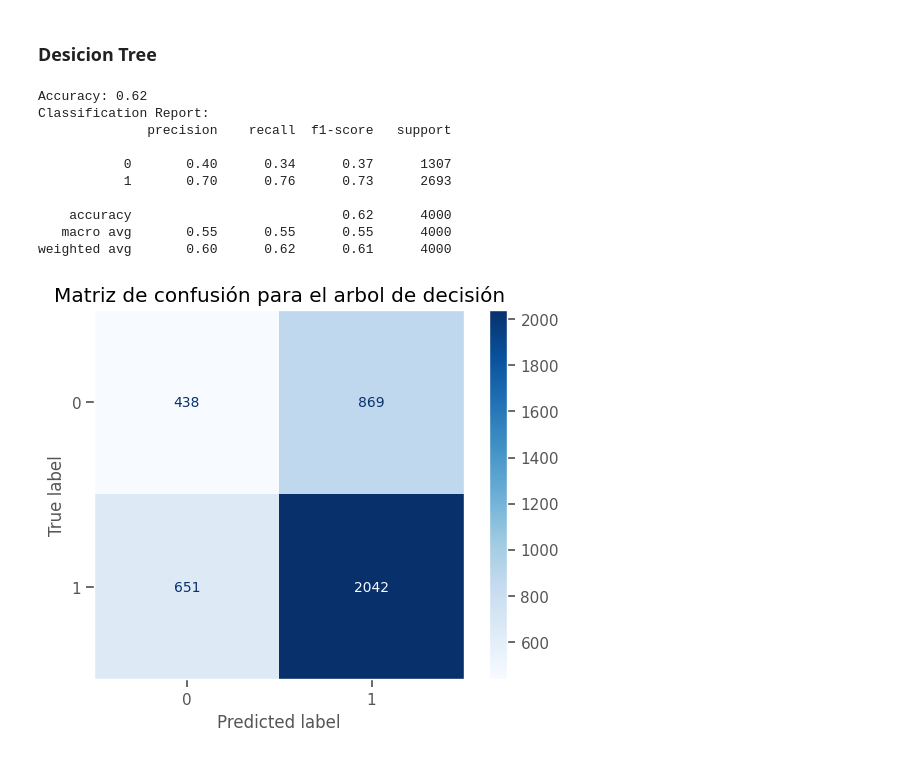
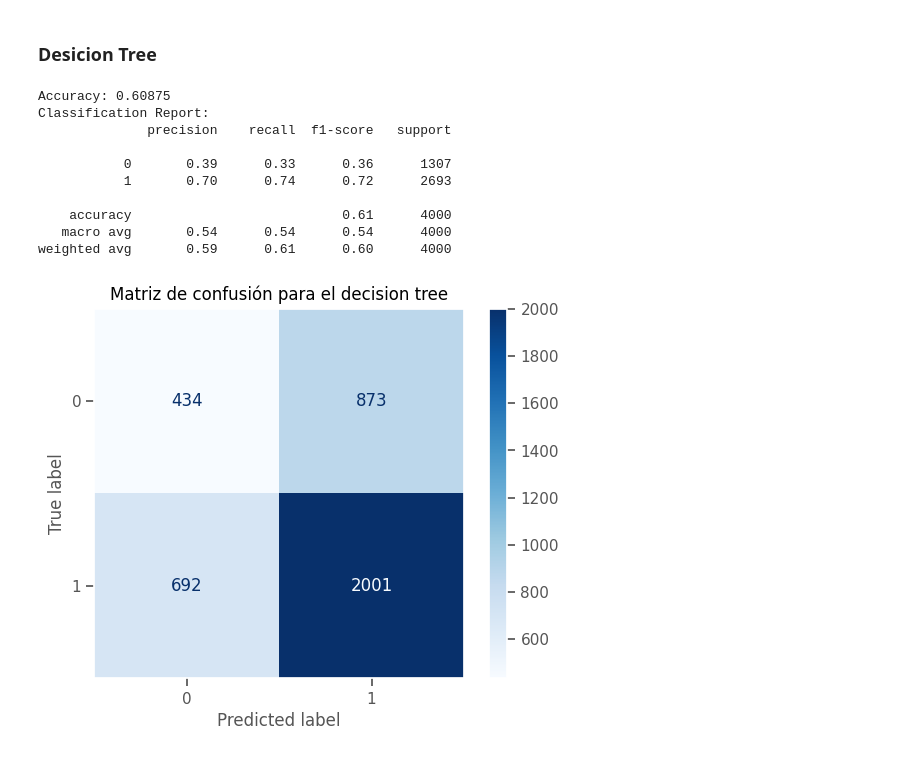
Before and after one commit to Jonkkeyler333/Deteccion_sindrome_ojo_seco, a Jupyter notebook: main.ipynb, the cells around one changed output. Saved outputs shown, nothing was run; the diff lists cells and outputs as text; code cells hidden in the pictures.

```diff
--- a/main.ipynb
+++ b/main.ipynb
@@ -446,29 +451,20 @@ Accuracy: 0.54375
 # %% [markdown]
 ### Desicion Tree
 # %%
-model2=DecisionTreeClassifier(max_depth=12)
-model2.fit(X_train_s,y_train)
-y_pred=model2.predict(X_test_s)
+model2=DecisionTreeClassifier(max_depth=13)
+model2.fit(X_train,y_train)
+y_pred=model2.predict(X_test)
 cm2=confusion_matrix(y_test,y_pred,labels=model2.classes_)
 print('Accuracy:',accuracy_score(y_test,y_pred))
 print('Classification Report:',classification_report(y_test,y_pred),sep='\n')
 # %% [output]
-Accuracy: 0.62
+Accuracy: 0.60875
 Classification Report:
               precision    recall  f1-score   support
 
-           0       0.40      0.34      0.37      1307
-           1       0.70      0.76      0.73      2693
+           0       0.39      0.33      0.36      1307
+           1       0.70      0.74      0.72      2693
 
-    accuracy                           0.62      4000
-   macro avg       0.55      0.55      0.55      4000
-weighted avg       0.60      0.62      0.61      4000
+    accuracy                           0.61      4000
+   macro avg       0.54      0.54      0.54      4000
+weighted avg       0.59      0.61      0.60      4000
-# %%
-disp=ConfusionMatrixDisplay(confusion_matrix=cm2,display_labels=model2.classes_)
-fig,ax=plt.subplots()
-disp.plot(cmap='Blues',ax=ax,colorbar=True)
-ax.set_title('Matriz de confusión para el arbol de decisión')
-ax.grid(False)
-plt.show()
-# %% [output]
-[figure, removed]
@@ -476,0 +471,4 @@ print('hi')
+# %%
+plot_confusion_matrix(y_test,y_pred,model2.classes_,'Matriz de confusión para el decision tree')
+# %% [output]
+[figure, added]
```
Also changed, not shown: parts of 17 cells of this notebook.
